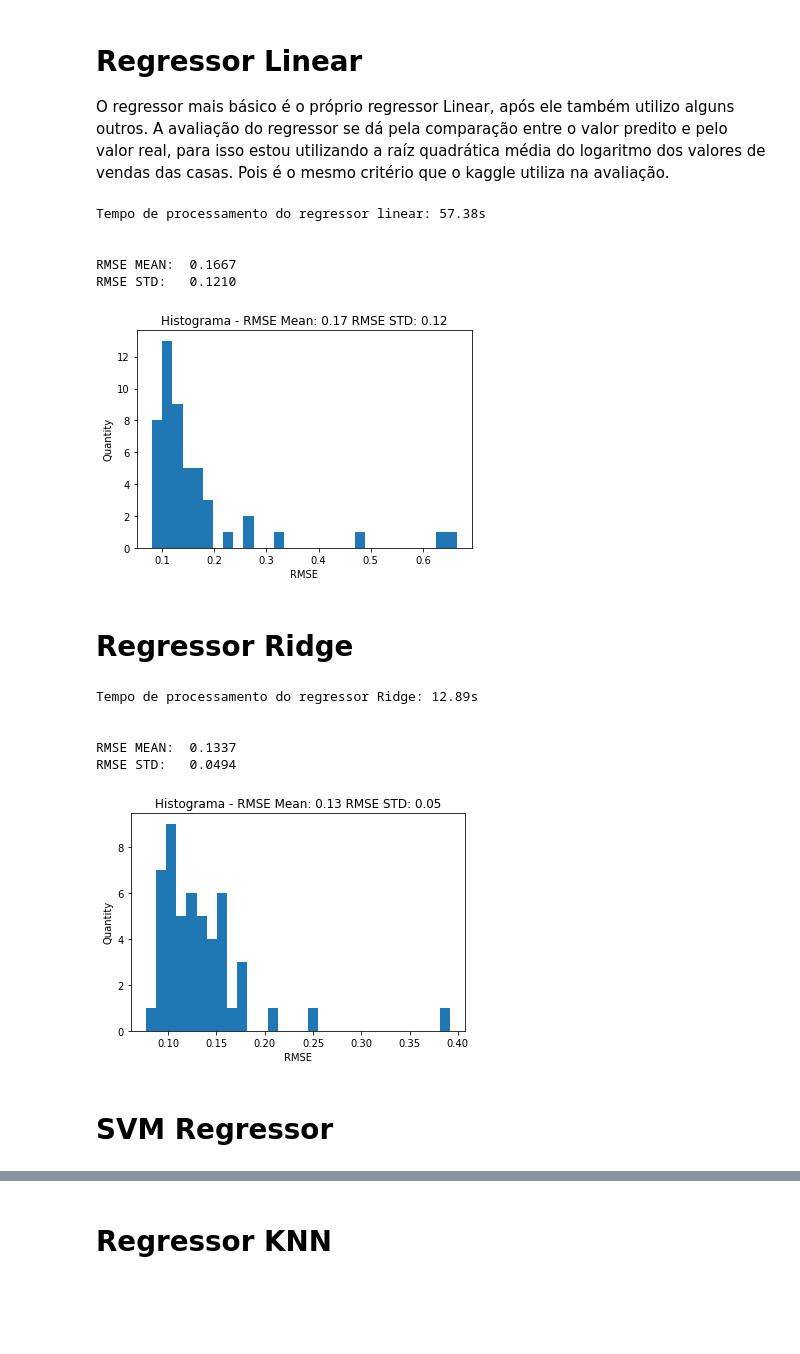
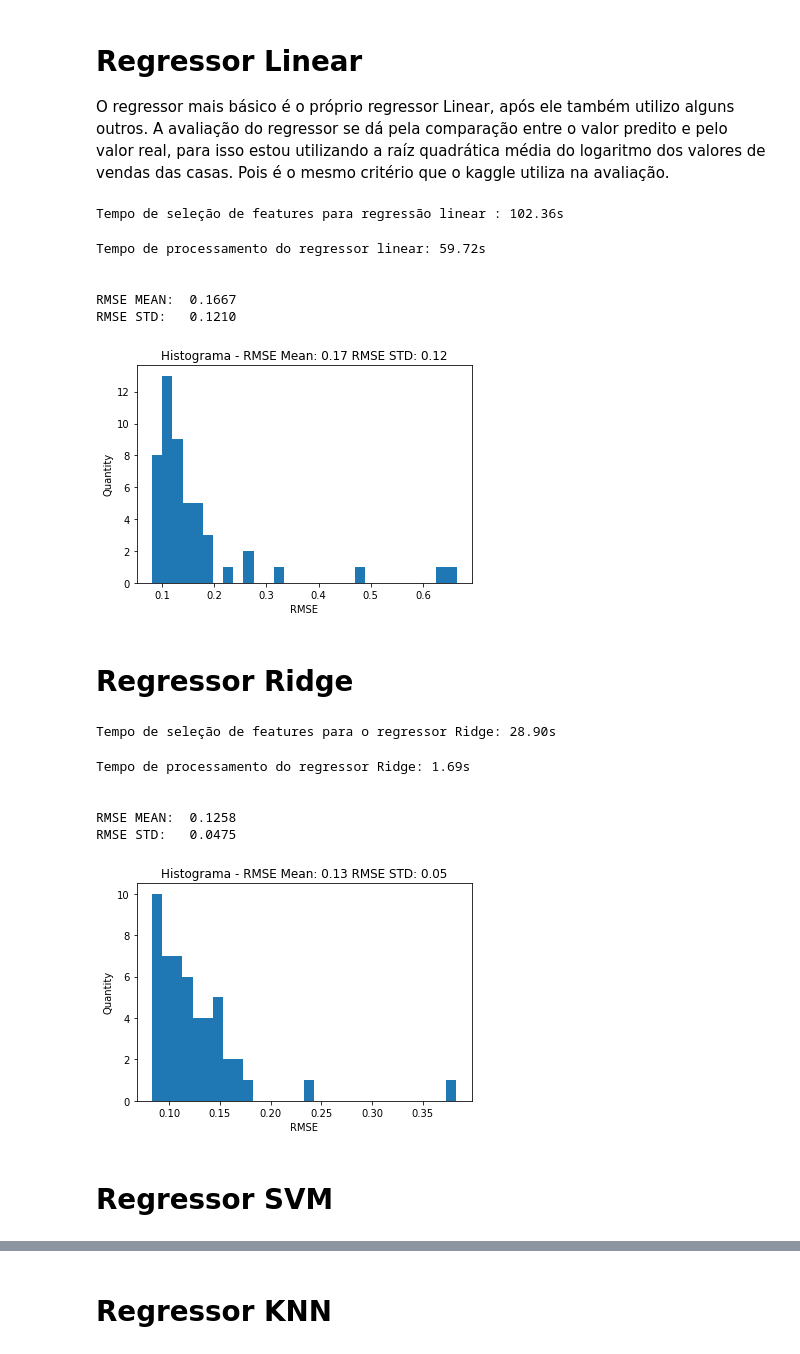
Before and after one commit to vinicius-alves/Introducao-ao-Aprendizado-de-Maquina-UFRJ, a Jupyter notebook: Primeiro Trabalho.ipynb, the cells around one changed output, grey strips where cells are left out. Saved outputs shown, nothing was run; the diff lists cells and outputs as text; code cells hidden in the pictures; blank space fills up the shorter version.

```diff
--- a/Primeiro Trabalho.ipynb
+++ b/Primeiro Trabalho.ipynb
@@ -236,13 +237,41 @@ n_splits = 50
 # Regressor Linear
 O regressor mais básico é o próprio regressor Linear, após ele também utilizo alguns outros.
 A avaliação do regressor se dá pela comparação entre o valor predito e pelo valor real, para isso estou utilizando a raíz quadrática média do logaritmo dos valores de vendas das casas. Pois é o mesmo critério que o kaggle utiliza na avaliação.
+# %%
+from sklearn.linear_model import LinearRegression
+
+start = time.time()
+
+# Dados a serem considerados
+X = matriz_train
+y = np.log(vetor_train_target)
+
+# Criando Seletor de Features RFE
+# O valor abaixo foi usado após sucessivos testes com diversos valores
+num_features_desired = 120
+regr = LinearRegression(n_jobs = -1)
+selector = RFE(regr, num_features_desired, step=1)
+selector = selector.fit(X, y)
+
+# Eliminando as features que não contribuem de forma vantajosa para a predição
+selection = selector.support_
+X_dense = X.toarray()
+indices_para_cortar = []
+for i in range(selection.shape[0]):
+    if(not(selection[i])):
+        indices_para_cortar.append(i)
+X_dense = np.delete(X_dense,indices_para_cortar , 1)
+
+end = time.time()
+
+print('Tempo de seleção de features para regressão linear : '+str("%.2f" % (end - start))+'s\n')
+# %% [output]
+Tempo de seleção de features para regressão linear : 102.36s
 # %%
-from sklearn.linear_model import LinearRegression
-
 start = time.time()
 
 rmse_list =[]
-X = matriz_train
+X = X_dense
 y = np.log(vetor_train_target)
 
 kf = KFold(n_splits=n_splits);
@@ -277,7 +306,7 @@ plt.xlabel("RMSE")
 plt.hist(rmse_list,bins = 30)
 plt.show()
 # %% [output]
-Tempo de processamento do regressor linear: 57.38s
+Tempo de processamento do regressor linear: 59.72s
 
 
 RMSE MEAN:  0.1667
@@ -285,13 +314,41 @@ RMSE STD:   0.1210
 [figure]
 # %% [markdown]
 # Regressor Ridge
+# %%
+from sklearn.linear_model import Ridge
+
+start = time.time()
+
+# Dados a serem considerados
+X = matriz_train
+y = np.log(vetor_train_target)
+
+# Criando Seletor de Features RFE
+# O valor abaixo foi usado após sucessivos testes com diversos valores
+num_features_desired = 120
+regr = Ridge(alpha = 3.0, fit_intercept=True)
+selector = RFE(regr, num_features_desired, step=1)
+selector = selector.fit(X, y)
+
+# Eliminando as features que não contribuem de forma vantajosa para a predição
+selection = selector.support_
+X_dense = X.toarray()
+indices_para_cortar = []
+for i in range(selection.shape[0]):
+    if(not(selection[i])):
+        indices_para_cortar.append(i)
+X_dense = np.delete(X_dense,indices_para_cortar , 1)
+
+end = time.time()
+
+print('Tempo de seleção de features para o regressor Ridge: '+str("%.2f" % (end - start))+'s\n')
+# %% [output]
+Tempo de seleção de features para o regressor Ridge: 28.90s
 # %%
-from sklearn.linear_model import Ridge
-
 start = time.time()
 
 rmse_list =[]
-X = matriz_train
+X = X_dense
 y = np.log(vetor_train_target)
 
 kf = KFold(n_splits=n_splits);
@@ -302,36 +359,36 @@ for train, test in kf.split(X):
     y_train, y_test = y[train], y[test]
 
     # Criando Regressor Ridge
     # Este alpha foi escolhido variando seu valor, até obter o melhor RMSE
     regr = Ridge(alpha = 3.0, fit_intercept=True)
 
     # Treino
     regr.fit(X_train, y_train)
 
     # Predição
     y_pred = regr.predict(X_test)
 
     #Root mean squared error
     rmse_list.append(np.sqrt(mean_squared_error(y_test, y_pred)));
 
 end = time.time()
 
 print('Tempo de processamento do regressor Ridge: '+str("%.2f" % (end - start))+'s\n\n')
 print("RMSE MEAN: ","%.4f" % np.mean(rmse_list))
 print("RMSE STD:  ","%.4f" % np.std(rmse_list), '\n\n')
 
 plt.title(u"Histograma - RMSE Mean: " + str("%.2f" % np.mean(rmse_list))+ " RMSE STD: " + str("%.2f" % np.std(rmse_list)))
 plt.ylabel("Quantity")
 plt.xlabel("RMSE")
 
 plt.hist(rmse_list,bins = 30)
 plt.show()
 # %% [output]
-Tempo de processamento do regressor Ridge: 12.89s
+Tempo de processamento do regressor Ridge: 1.69s
 
 
-RMSE MEAN:  0.1337
-RMSE STD:   0.0494
+RMSE MEAN:  0.1258
+RMSE STD:   0.0475
-[figure, old version]
+[figure, new version]
 # %% [markdown]
-# SVM Regressor
+# Regressor SVM
```
Also changed, not shown: parts of 14 cells of this notebook, 1 other file.
